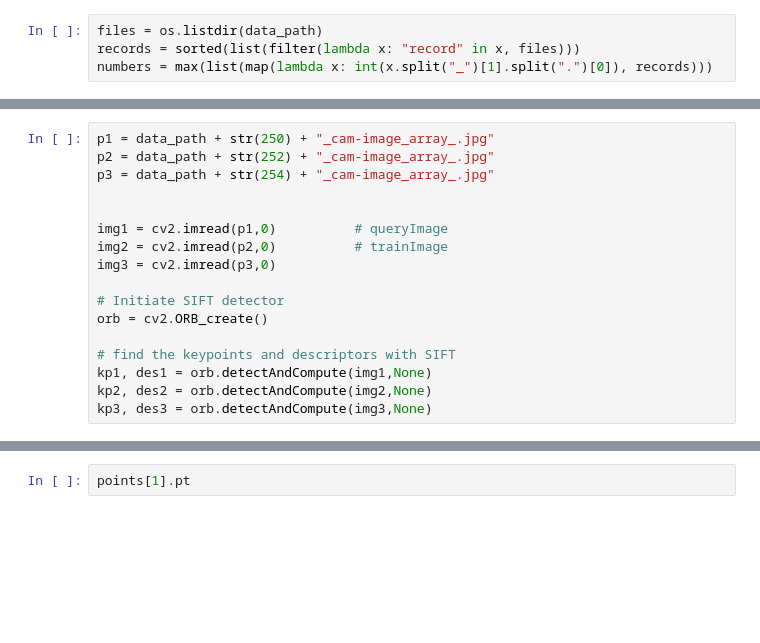
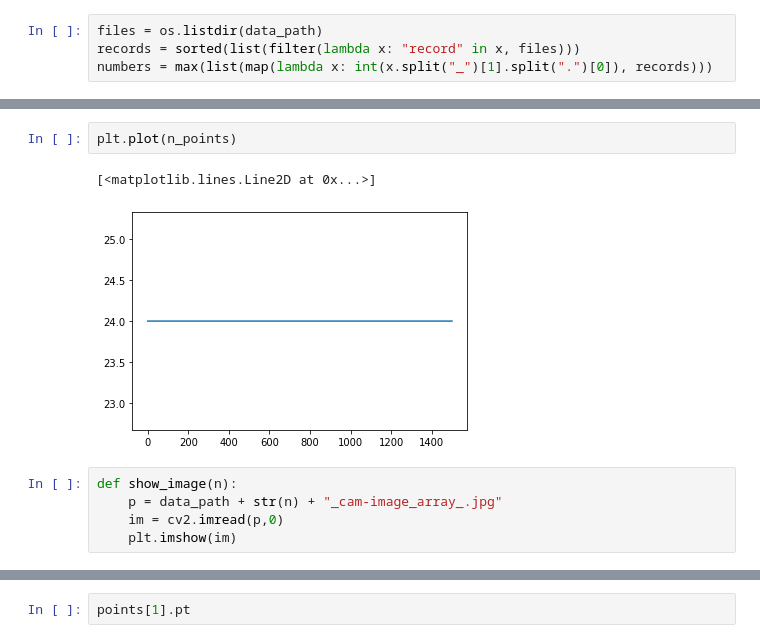
Before and after one commit to Stippos/driving_simulator, a Jupyter notebook: vo.ipynb, the cells around one changed output, grey strips where cells are left out. Cells and saved outputs as stored; diff of their text form; blank space fills up the shorter version.

```diff
--- a/vo.ipynb
+++ b/vo.ipynb
@@ -44,17 +15,0 @@ detector.detect()
-# %%
-p1 = data_path + str(250) + "_cam-image_array_.jpg"
-p2 = data_path + str(252) + "_cam-image_array_.jpg"
-p3 = data_path + str(254) + "_cam-image_array_.jpg"
-
-
-img1 = cv2.imread(p1,0)          # queryImage
-img2 = cv2.imread(p2,0)          # trainImage
-img3 = cv2.imread(p3,0)
-
-# Initiate SIFT detector
-orb = cv2.ORB_create()
-
-# find the keypoints and descriptors with SIFT
-kp1, des1 = orb.detectAndCompute(img1,None)
-kp2, des2 = orb.detectAndCompute(img2,None)
-kp3, des3 = orb.detectAndCompute(img3,None)
@@ -80,0 +83,10 @@ array([1, 1, 1, 1, 1, 1, 1, 1, 1, 1, 1, 1, 1, 1, 1, 1, 1, 1, 1, 1, 1, 1,
+# %%
+plt.plot(n_points)
+# %% [output]
+[<matplotlib.lines.Line2D at 0x...>]
+[figure, added]
+# %%
+def show_image(n):
+    p = data_path + str(n) + "_cam-image_array_.jpg"
+    im = cv2.imread(p,0)
+    plt.imshow(im)
```
Also changed, not shown: parts of 17 cells of this notebook.
